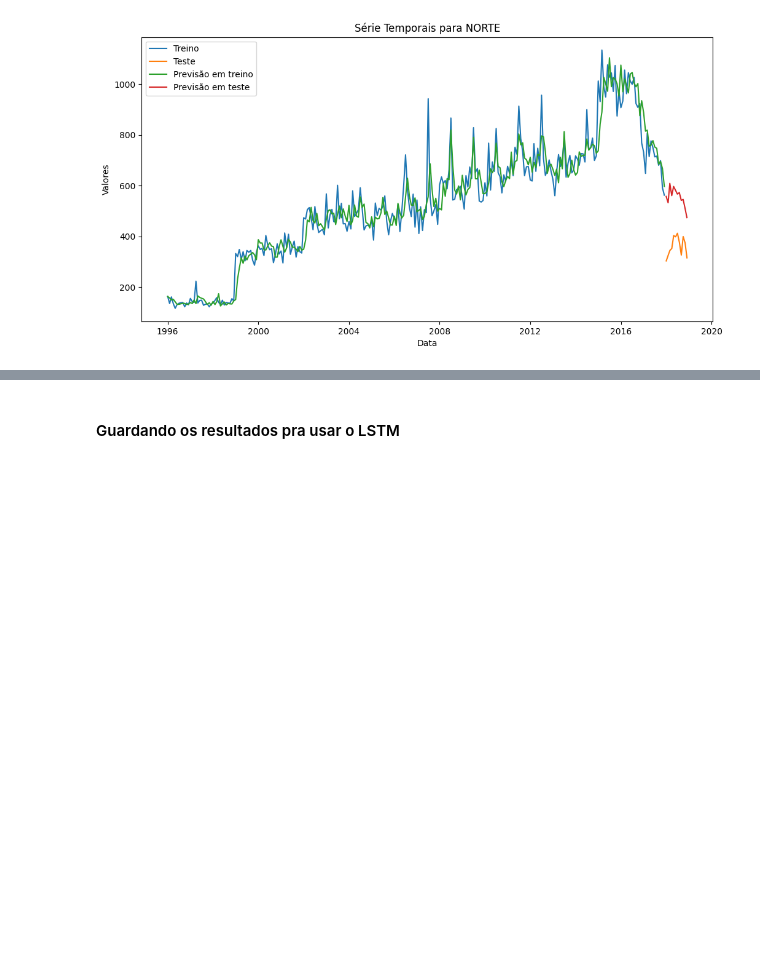
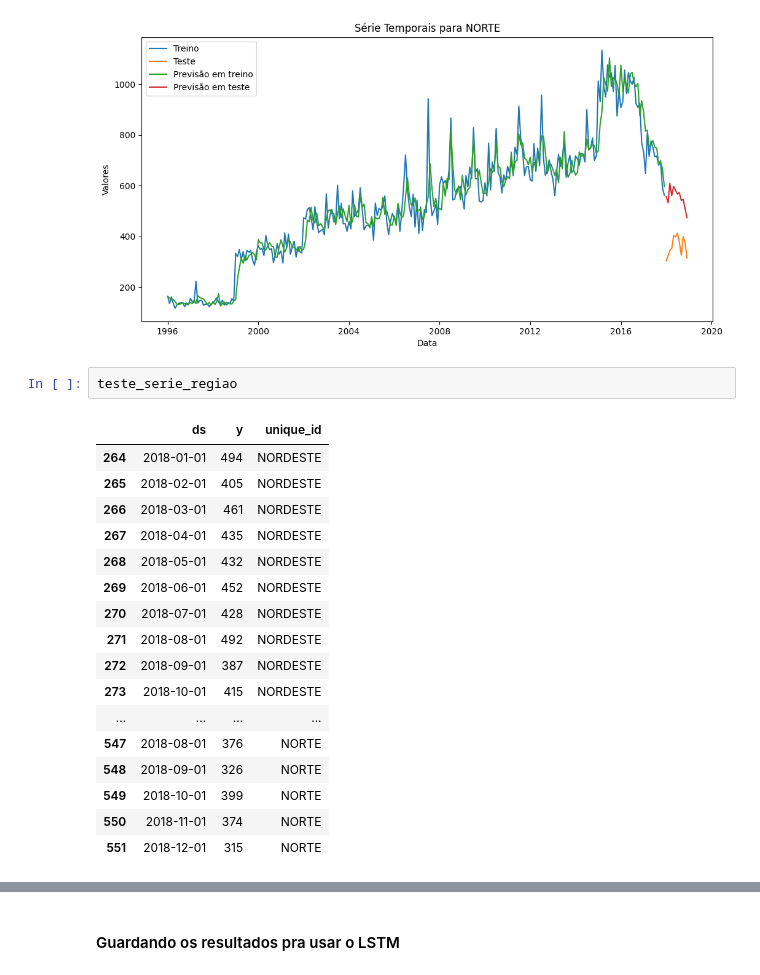
Before and after one commit to MateusVasc/IC-Cancer-Time-Series, a Jupyter notebook: Construindo o modelo hibrido/hibrido_test.ipynb, the cells around one changed output, grey strips where cells are left out. Drawn from its saved outputs; the diff is of its cells as text; blank space fills up the shorter version.

```diff
--- a/Construindo o modelo hibrido/hibrido_test.ipynb
+++ b/Construindo o modelo hibrido/hibrido_test.ipynb
@@ -145,3 +145,23 @@ plot_forecasts_with_ARIMA(train_serie_regiao, teste_serie_regiao, prev_train, pr
 # %% [output]
 [figure]
 [figure]
+# %%
+teste_serie_regiao
+# %% [output]
+|  | ds | y | unique_id |
+| 264 | 2018-01-01 | 494 | NORDESTE |
+| 265 | 2018-02-01 | 405 | NORDESTE |
+| 266 | 2018-03-01 | 461 | NORDESTE |
+| 267 | 2018-04-01 | 435 | NORDESTE |
+| 268 | 2018-05-01 | 432 | NORDESTE |
+| 269 | 2018-06-01 | 452 | NORDESTE |
+| 270 | 2018-07-01 | 428 | NORDESTE |
+| 271 | 2018-08-01 | 492 | NORDESTE |
+| 272 | 2018-09-01 | 387 | NORDESTE |
+| 273 | 2018-10-01 | 415 | NORDESTE |
+| ... | ... | ... | ... |
+| 547 | 2018-08-01 | 376 | NORTE |
+| 548 | 2018-09-01 | 326 | NORTE |
+| 549 | 2018-10-01 | 399 | NORTE |
+| 550 | 2018-11-01 | 374 | NORTE |
+| 551 | 2018-12-01 | 315 | NORTE |
```
Also changed, not shown: parts of 13 cells of this notebook.
